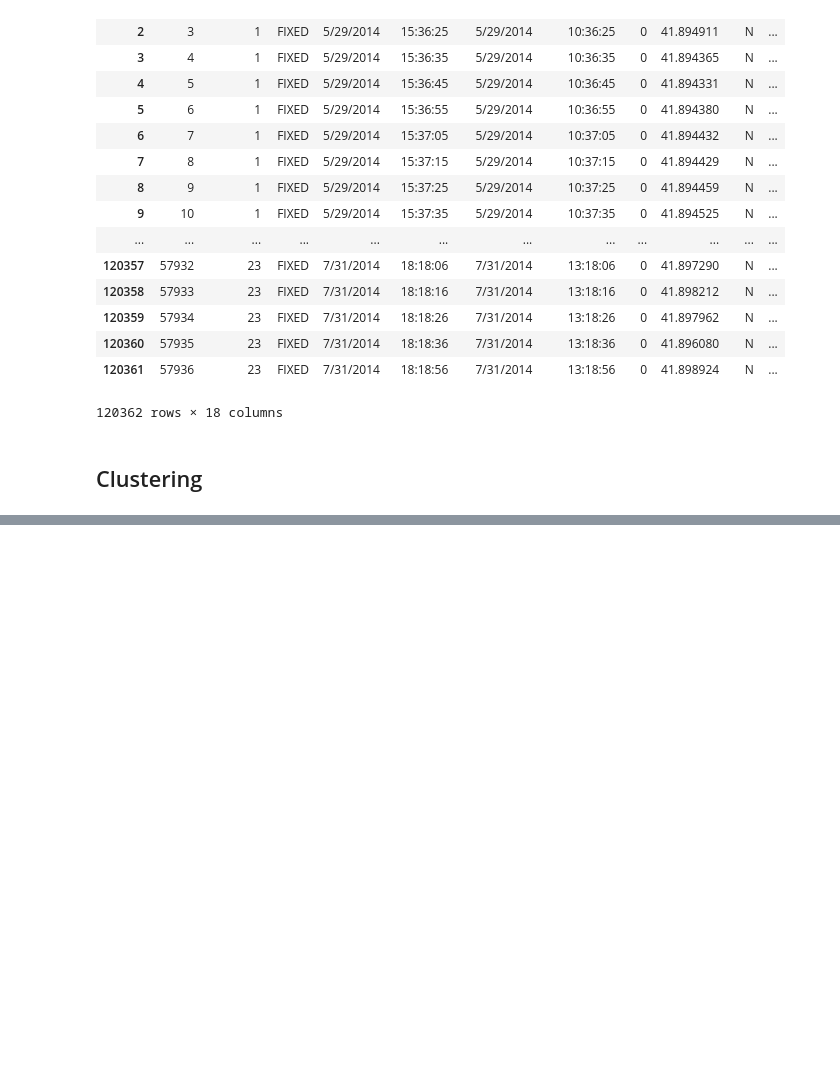
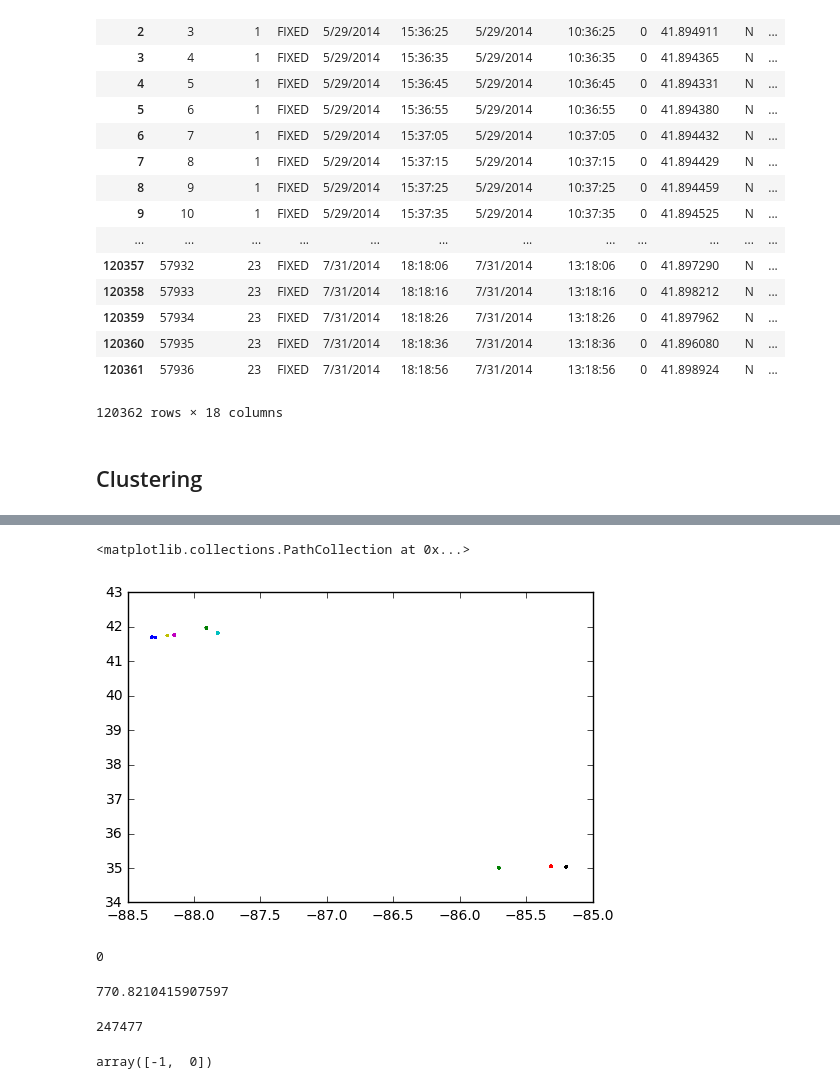
Before and after one commit to Luke3D/CbrAnalysis, a Jupyter notebook: GPS_test.ipynb, the cells around one changed output, grey strips where cells are left out. Saved outputs shown, nothing was run; the diff lists cells and outputs as text; code cells hidden in the pictures; blank space fills up the shorter version.

```diff
--- a/GPS_test.ipynb
+++ b/GPS_test.ipynb
@@ -525,0 +600,15 @@ gmap.draw("SCO22.html")
+# %%
+Data = pd.read_csv('Z:/C Brace/GPS Analysis/GPSWT/CBR31_CBrace.csv')
+
+Lat = Data.LATITUDE
+Lon = Data.LONGITUDE
+
+Data.loc[Data['E/W']=="W","LONGITUDE"] = Data.loc[Data['E/W']=="W","LONGITUDE"]*-1
+
+dArray = Data[["LATITUDE","LONGITUDE"]].values
+# %%
+dbscan = DBSCAN(metric='haversine', eps=1000/6371000, min_samples=int(180*len(dArray)/10000), algorithm='ball_tree')
+t0 = time.clock()
+clusters = dbscan.fit(np.radians(dArray))
+t1 = time.clock()
+print(t1-t0)
@@ -525,0 +617,4 @@ gmap.draw("SCO22.html")
+# %%
+l=clusters.labels_
+print(len(l))
+np.unique(l)
@@ -525,0 +643,34 @@ gmap.draw("SCO22.html")
+# %%
+plt.scatter(dArray[l!=-1][:,1],dArray[l!=-1][:,0],color=colors[l[l!=-1]], s=1)
+# %% [output]
+<matplotlib.collections.PathCollection at 0x...>
+[figure, added]
+# %%
+maxClust = -1
+maxClustNum = 0
+for i in range(0,len(np.unique(l))-1):
+    print(i)
+    if sum(l==i)>maxClustNum:
+        maxClust = i
+        maxClustNum = sum(l==i)
+
+# HomeData = dArray[l==maxClust]
+HomeData = dArray[l==0]
+Wear = Data['Wear/Non-Wear'][l==maxClust] =='Wear'
+# %% [output]
+0
+# %%
+dbscan = DBSCAN(metric='haversine', eps=100/6371000, min_samples=int(2000*len(HomeData)/100000), algorithm='ball_tree')
+t0 = time.clock()
+clusters = dbscan.fit(np.radians(HomeData))
+t1 = time.clock()
+print(t1-t0)
+# %% [output]
+770.8210415907597
+# %%
+l=clusters.labels_
+print(len(l))
+np.unique(l)
+# %% [output]
+247477
+array([-1,  0])
```
Also changed, not shown: parts of 35 cells of this notebook, 2 other files.
